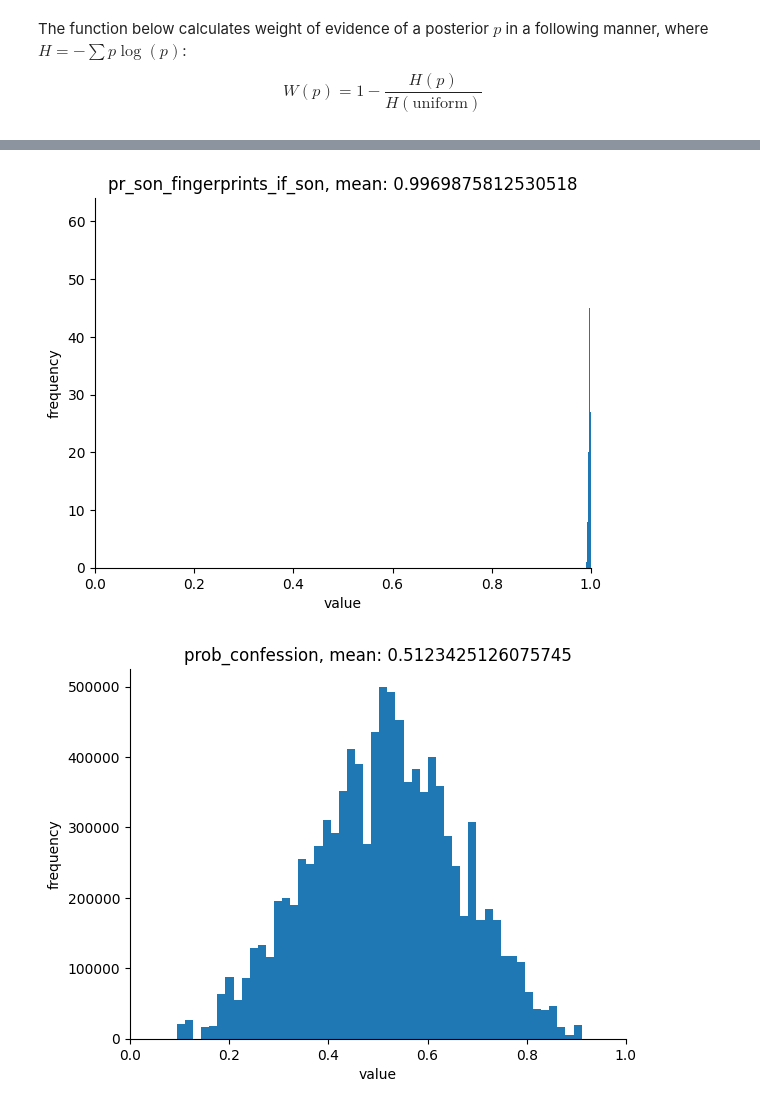
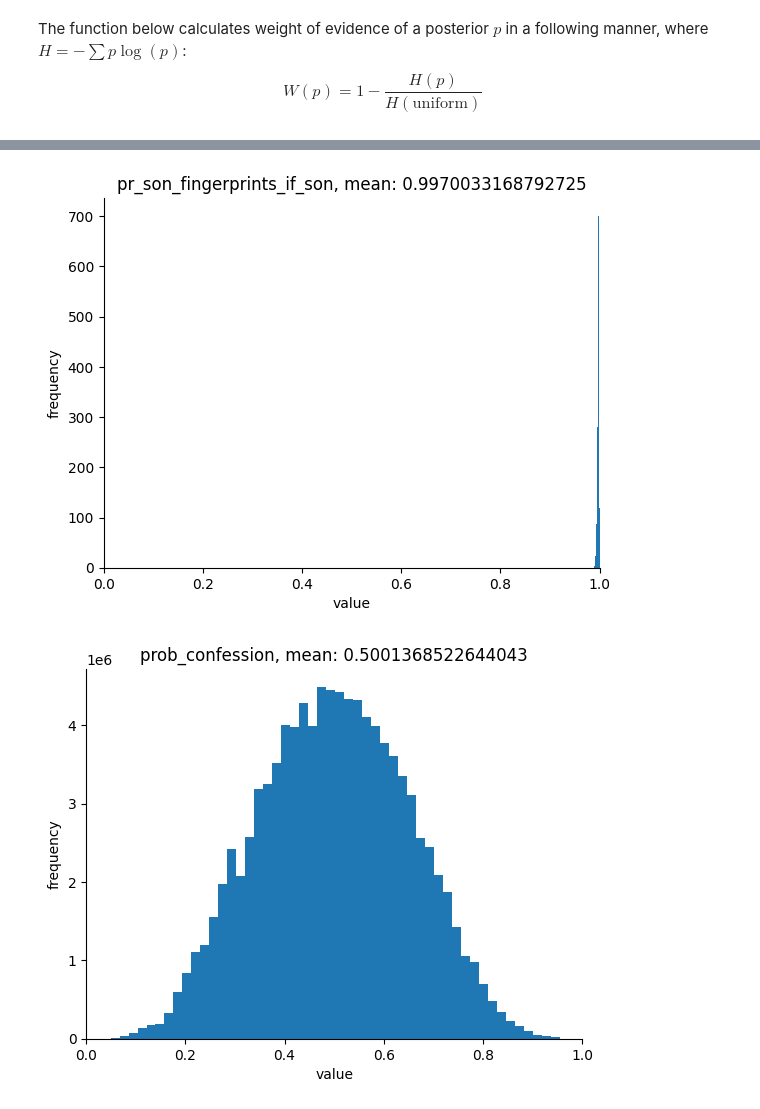
Before and after one commit to rfl-urbaniak/MRbook, a Jupyter notebook: weight-paper/scripts/tinbox-model.ipynb, the cells around one changed output, grey strips where cells are left out. Cells and saved outputs as stored; diff of their text form; code cells hidden in the pictures.

Commit message:
tinbox with hop

```diff
--- a/weight-paper/scripts/tinbox-model.ipynb
+++ b/weight-paper/scripts/tinbox-model.ipynb
@@ -150,27 +147,27 @@ def tinbox_model():
     pr_son_fingerprints_if_son = pyro.sample("pr_son_fingerprints_if_son",
                                              dist.Beta(999,3))
 
-    with pyro.plate("samples", size  = 1000):
-        posterior_son_no_fingerprint = tinbox_core(
-        pr_father,
-        pr_confession_if_father,
-        pr_confession_if_son,
-        pr_angle_if_son,
-        pr_angle_if_father,
-        pr_father_fingerprints_if_father,
-        pr_father_fingerprints_if_son,
-        pr_son_fingerprints_if_father,
-        pr_son_fingerprints_if_son
-        )
 
-        posterior_son_no_fingerprint = pyro.deterministic("posterior_son_no_fingerprint",
-                                    posterior_son_no_fingerprint)
+    x = tinbox_core(
+    pr_father,
+    pr_confession_if_father,
+    pr_confession_if_son,
+    pr_angle_if_son,
+    pr_angle_if_father,
+    pr_father_fingerprints_if_father,
+    pr_father_fingerprints_if_son,
+    pr_son_fingerprints_if_father,
+    pr_son_fingerprints_if_son
+    )
 
-    # posterior_son_with_fingerprint = pyro.deterministic("posterior_son_with_fingerprint",
-    #                                 bayesian_posterior[1], event_dim=0)
+    posterior_son_no_fingerprint = pyro.deterministic("posterior_son_no_fingerprint",
+                                        x[0], event_dim=0)
+    posterior_son_fingerprint = pyro.deterministic("posterior_son_fingerprint",
+                                        x[1], event_dim=0)
 
 
-with pyro.poutine.trace() as tr:
+with pyro.plate("samples", size = 10000):
+    with pyro.poutine.trace() as tr:
         tinbox_model()
 
 nodes = tr.trace.nodes
@@ -196,7 +182,7 @@ def plot_site(nodes,site_name):
     else:
         value = nodes[site_name]['value'].flatten().detach().numpy()
 
-    mean_of_value = value.mean()
+    mean_of_value = np.nanmean(value)
 
     plt.hist(value, bins = 50)
     plt.title(f"{site_name}, mean: {mean_of_value}")
@@ -209,10 +195,4 @@ def plot_site(nodes,site_name):
 for key in nodes.keys():
     if key.startswith("pr") or key.startswith("posterior"):
         plot_site(nodes, key)
-
-# plot_site(nodes,"prob_angle")
-# plot_site(nodes, "prob_confession")
-# plot_site(nodes, 'pr_father')
-# plot_site(nodes, )
-#plot_site(nodes, 'posterior_son_no_fingerprint')
 # %% [output]
@@ -227,2 +207,2 @@ for key in nodes.keys():
-[figure, old version]
+[figure, new version]
-[figure, old version]
+[figure, new version]
```
Also changed, not shown: parts of 10 cells of this notebook.
